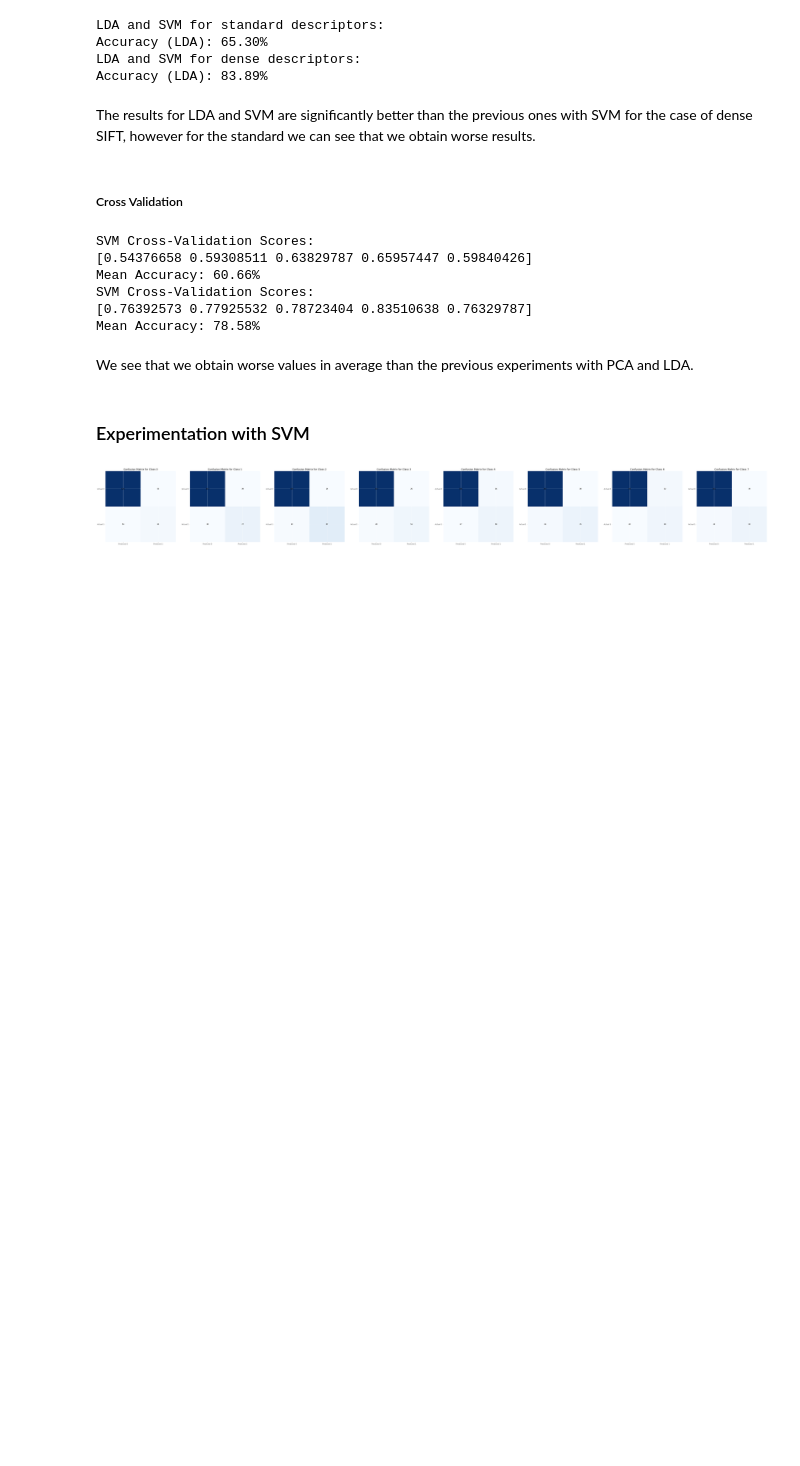
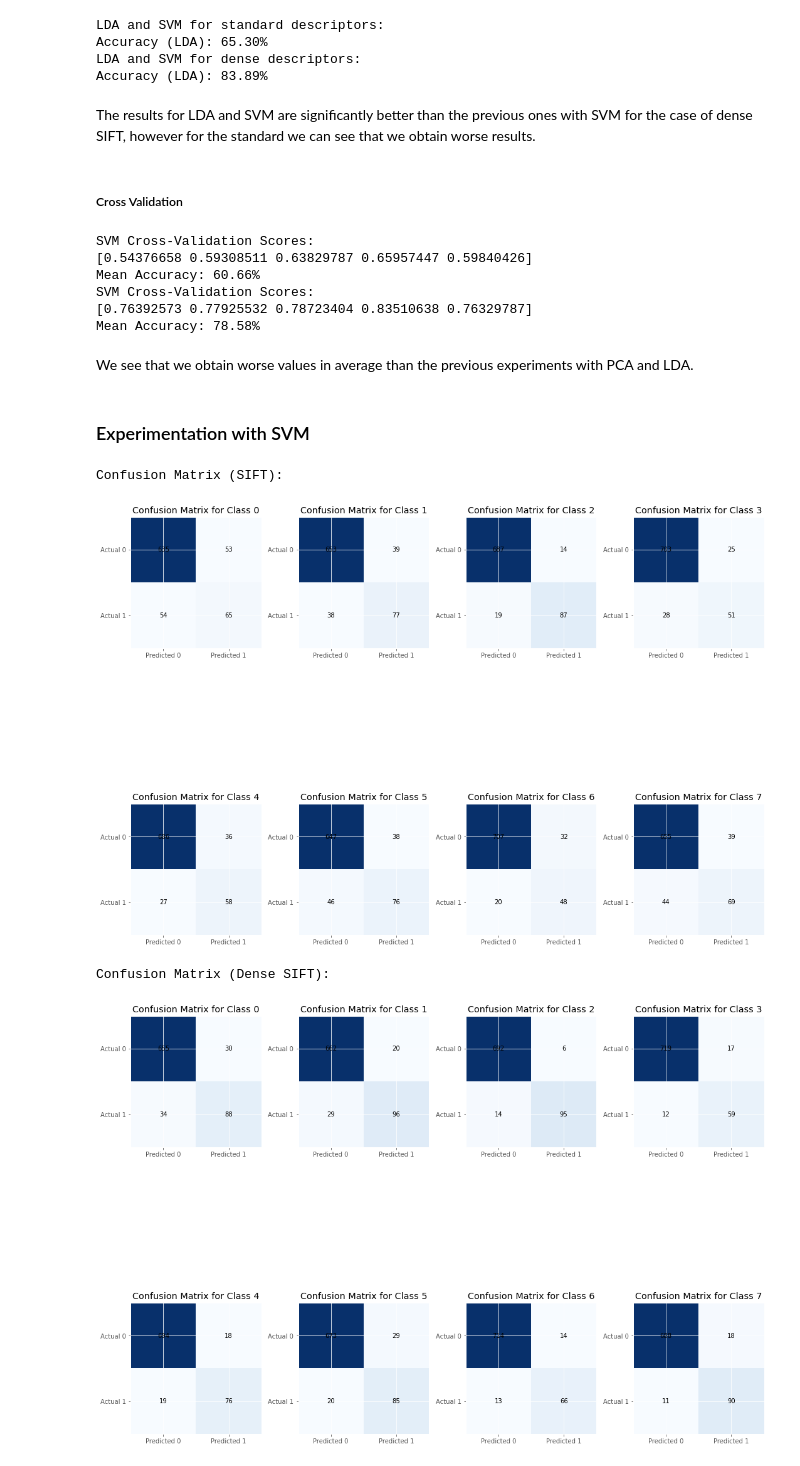
Before and after one commit to MCV-C3/project23-24-01, a Jupyter notebook: Task1/BagofVisualWords.ipynb, the cells around one changed output. Drawn from its saved outputs; the diff is of its cells as text; code cells hidden in the pictures; blank space fills up the shorter version.

```diff
--- a/Task1/BagofVisualWords.ipynb
+++ b/Task1/BagofVisualWords.ipynb
@@ -859,7 +860,14 @@ Mean Accuracy: 78.58%
 We see that we obtain worse values in average than the previous experiments with PCA and LDA.
 # %% [markdown]
 ### Experimentation with SVM
-# %%
-utils.display_multilabel_confusion_matrix(visual_words_test, test_labels, svm)
-# %% [output]
-[figure, removed]
+# %%
+print("Confusion Matrix (SIFT):")
+utils.display_multilabel_confusion_matrix(visual_words_test, test_labels, svm)
+
+print("Confusion Matrix (Dense SIFT):")
+utils.display_multilabel_confusion_matrix(visual_words_dense_test, test_labels, dense_svm)
+# %% [output]
+Confusion Matrix (SIFT):
+[figure, added]
+Confusion Matrix (Dense SIFT):
+[figure, added]
```
Also changed, not shown: parts of 7 cells of this notebook, 1 other file.
